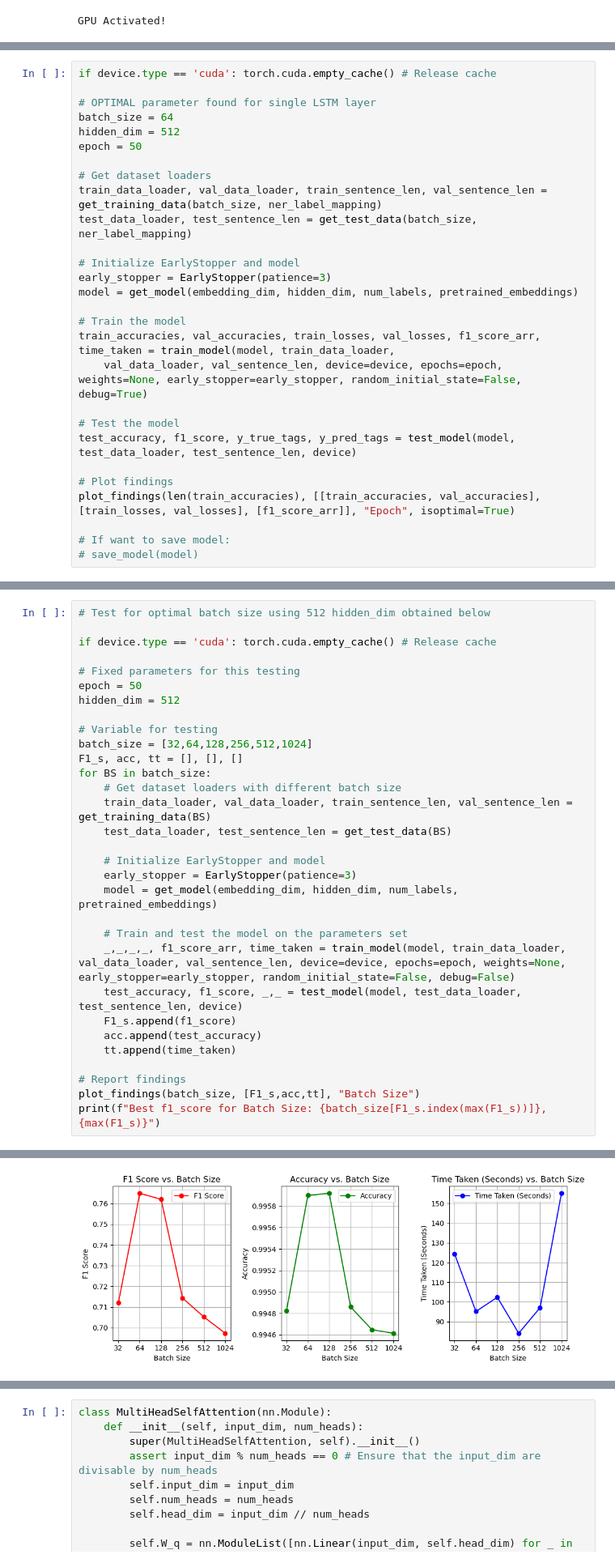
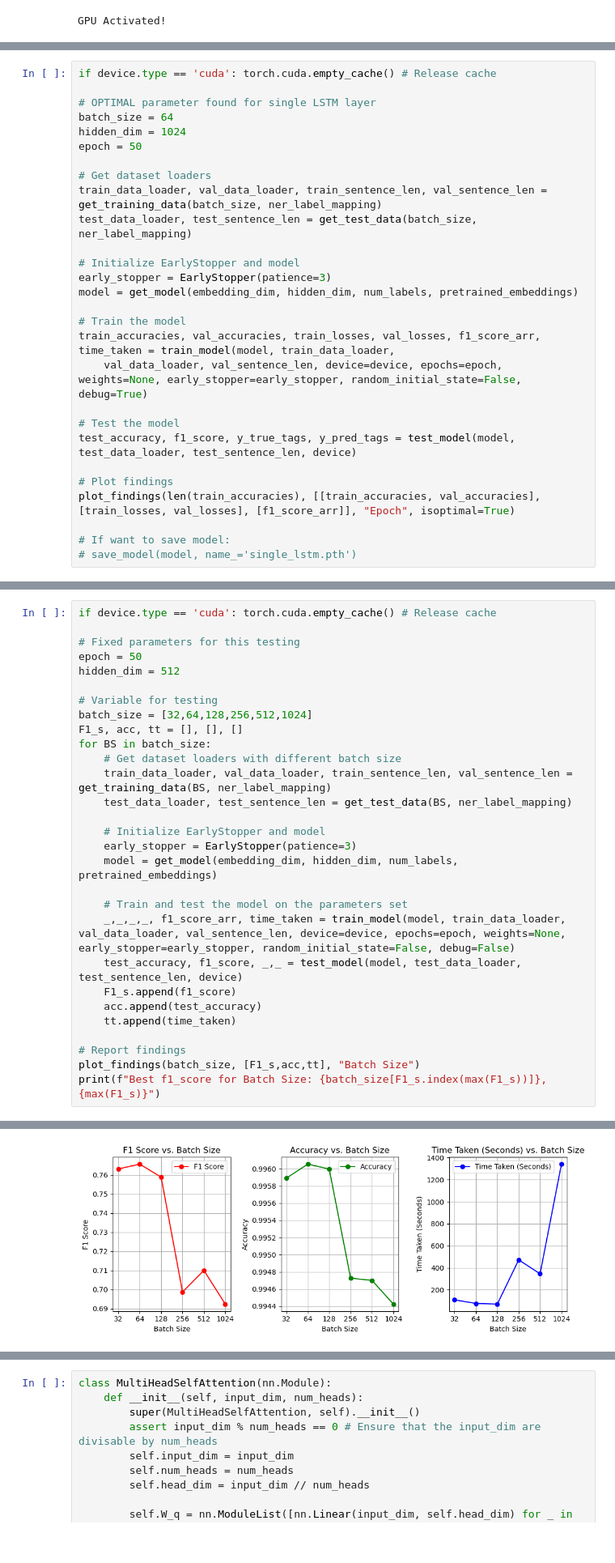
Before and after one commit to jordanlianhs/SC4002-Natural-Language-Processing, a Jupyter notebook: CZ4045 Part 1 latest.ipynb, the cells around one changed output, grey strips where cells are left out. Shown at 81% size. Cells and saved outputs as stored; diff of their text form.

```diff
--- a/CZ4045 Part 1 latest.ipynb
+++ b/CZ4045 Part 1 latest.ipynb
@@ -711,7 +714,7 @@ if device.type == 'cuda': torch.cuda.empty_cache() # Release cache
 
 # OPTIMAL parameter found for single LSTM layer
 batch_size = 64
-hidden_dim = 512
+hidden_dim = 1024
 epoch = 50
 
 # Get dataset loaders
@@ -733,5 +736,5 @@ test_accuracy, f1_score, y_true_tags, y_pred_tags = test_model(model, test_data_
 plot_findings(len(train_accuracies), [[train_accuracies, val_accuracies], [train_losses, val_losses], [f1_score_arr]], "Epoch", isoptimal=True)
 
 # If want to save model:
-# save_model(model)
+# save_model(model, name_='single_lstm.pth')
 # %% [output]
@@ -765,6 +769,4 @@ Epoch 12.00, F1 Score: 0.7409, Time taken for this epoch: 5.86s.
 # %%
-# Test for optimal batch size using 512 hidden_dim obtained below
-
 if device.type == 'cuda': torch.cuda.empty_cache() # Release cache
 
 # Fixed parameters for this testing
@@ -776,8 +778,8 @@ batch_size = [32,64,128,256,512,1024]
 F1_s, acc, tt = [], [], []
 for BS in batch_size:
     # Get dataset loaders with different batch size
-    train_data_loader, val_data_loader, train_sentence_len, val_sentence_len = get_training_data(BS)
-    test_data_loader, test_sentence_len = get_test_data(BS)
+    train_data_loader, val_data_loader, train_sentence_len, val_sentence_len = get_training_data(BS, ner_label_mapping)
+    test_data_loader, test_sentence_len = get_test_data(BS, ner_label_mapping)
 
     # Initialize EarlyStopper and model
     early_stopper = EarlyStopper(patience=3)
@@ -820 +829 @@ F1 score: 0.6973, Test Accuracy: 0.9946
-[figure, old version]
+[figure, new version]
```
Also changed, not shown: parts of 23 cells of this notebook.
